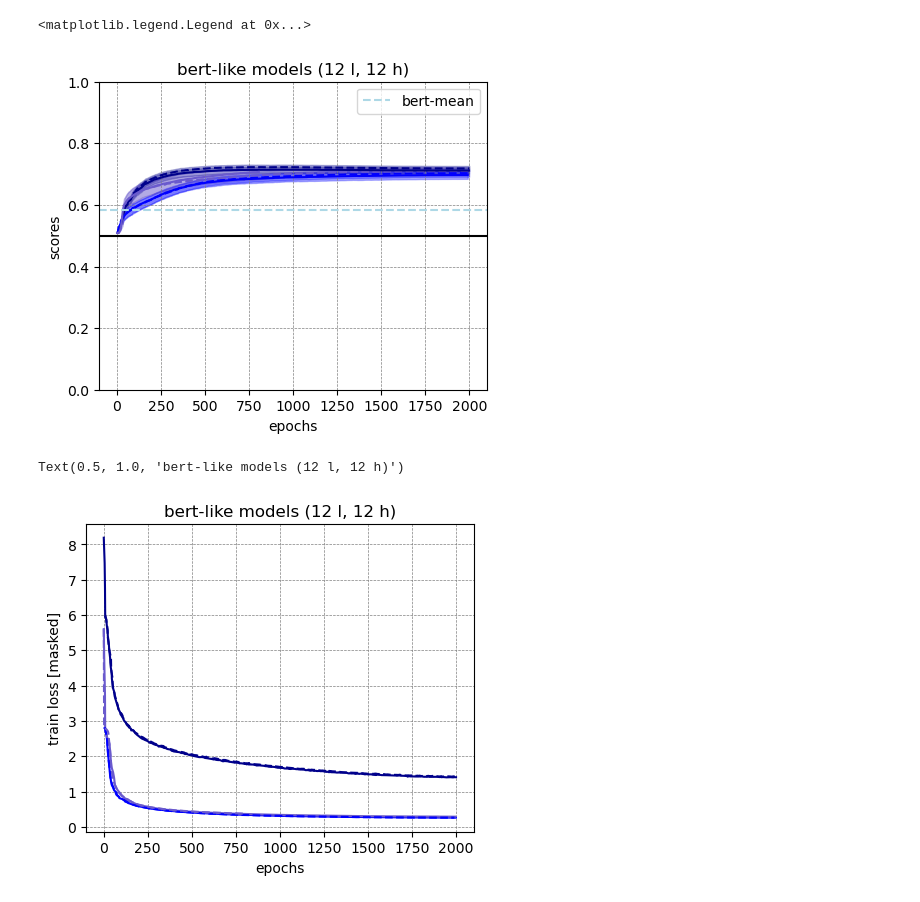
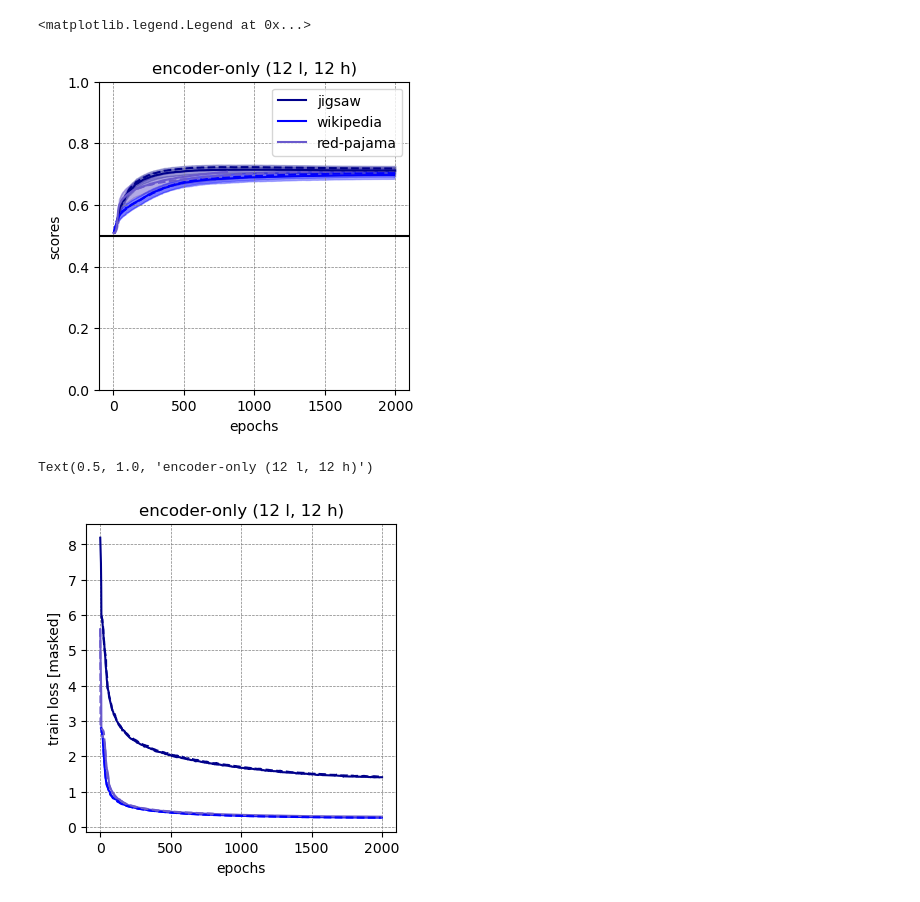
Before and after one commit to matteosaponati/attention-geometry, a Jupyter notebook: figures/custom-models/BERT-bias.ipynb, the cells around one changed output. Drawn from its saved outputs; the diff is of its cells as text; code cells hidden in the pictures.

Commit message:
general changes to get better figures

```diff
--- a/figures/custom-models/BERT-bias.ipynb
+++ b/figures/custom-models/BERT-bias.ipynb
@@ -12,7 +12,7 @@ with open('../../_data/fig_scores/BERT-query-key.pkl', 'rb') as file:
 
 BERT_small_mean = models['BERTbase'][-2].mean()
 # %%
-plt.figure(figsize=(5,4))
+plt.figure(figsize=(4,4))
 
 # bert-small
 with open('../../_data/pascal-data/symmetry-scores/BERT-symmetry.pkl', 'rb') as file:
@@ -49,44 +49,44 @@ step = models['bert-no_bias-encoder-jigsaw'][0]
 symmetry_scores = models['bert-no_bias-encoder-jigsaw'][2]
 var_scores = models['bert-no_bias-encoder-jigsaw'][6]
 plt.plot(step, symmetry_scores,
-         color = 'darkblue')
+         color = 'darkblue', label = 'jigsaw')
 plt.fill_between(step, symmetry_scores - var_scores,
                  symmetry_scores + var_scores,
                  color = 'darkblue', alpha = .3)
 
 step = models['bert-no_bias-encoder-wikipedia'][0]
 symmetry_scores = models['bert-no_bias-encoder-wikipedia'][2]
 var_scores = models['bert-no_bias-encoder-wikipedia'][6]
 plt.plot(step, symmetry_scores,
-         color = 'blue')
+         color = 'blue', label = 'wikipedia')
 plt.fill_between(step, symmetry_scores - var_scores,
                  symmetry_scores + var_scores,
                  color = 'blue', alpha = .3)
 
 step = models['bert-no_bias-encoder-red_pajama'][0]
 symmetry_scores = models['bert-no_bias-encoder-red_pajama'][2]
 var_scores = models['bert-no_bias-encoder-red_pajama'][6]
 plt.plot(step, symmetry_scores,
-         color = 'slateblue')
+         color = 'slateblue', label = 'red-pajama')
 plt.fill_between(step, symmetry_scores - var_scores,
                  symmetry_scores + var_scores,
                  color = 'slateblue', alpha = .3)
 
 plt.grid(color = 'gray', linestyle = '--', linewidth = 0.5)
 plt.ylabel('scores')
 plt.xlabel('epochs')
-plt.title('bert-like models (12 l, 12 h)')
+plt.title('encoder-only (12 l, 12 h)')
 plt.ylim(0,1)
 
 plt.axhline(y = .5,color='k')
-plt.axhline(y = BERT_small_mean,color='lightblue',linestyle='dashed', label = 'bert-mean')
+# plt.axhline(y = BERT_small_mean,color='lightblue',linestyle='dashed', label = 'bert-mean')
 
 plt.legend()
 # %% [output]
 <matplotlib.legend.Legend at 0x...>
-[figure, old version]
+[figure, new version]
 # %%
-plt.figure(figsize=(5,4))
+plt.figure(figsize=(4,4))
 
 step = models['bert-encoder-jigsaw'][0]
 loss = models['bert-encoder-jigsaw'][-1]
@@ -121,9 +121,9 @@ plt.plot(step, loss,
 plt.grid(color = 'gray', linestyle = '--', linewidth = 0.5)
 plt.ylabel('train loss [masked]')
 plt.xlabel('epochs')
-plt.title('bert-like models (12 l, 12 h)')
+plt.title('encoder-only (12 l, 12 h)')
 # plt.legend()
 # %% [output]
-Text(0.5, 1.0, 'bert-like models (12 l, 12 h)')
+Text(0.5, 1.0, 'encoder-only (12 l, 12 h)')
-[figure, old version]
+[figure, new version]
 # %%
```
Also changed, not shown: parts of 2 cells of this notebook, 3 other files.
